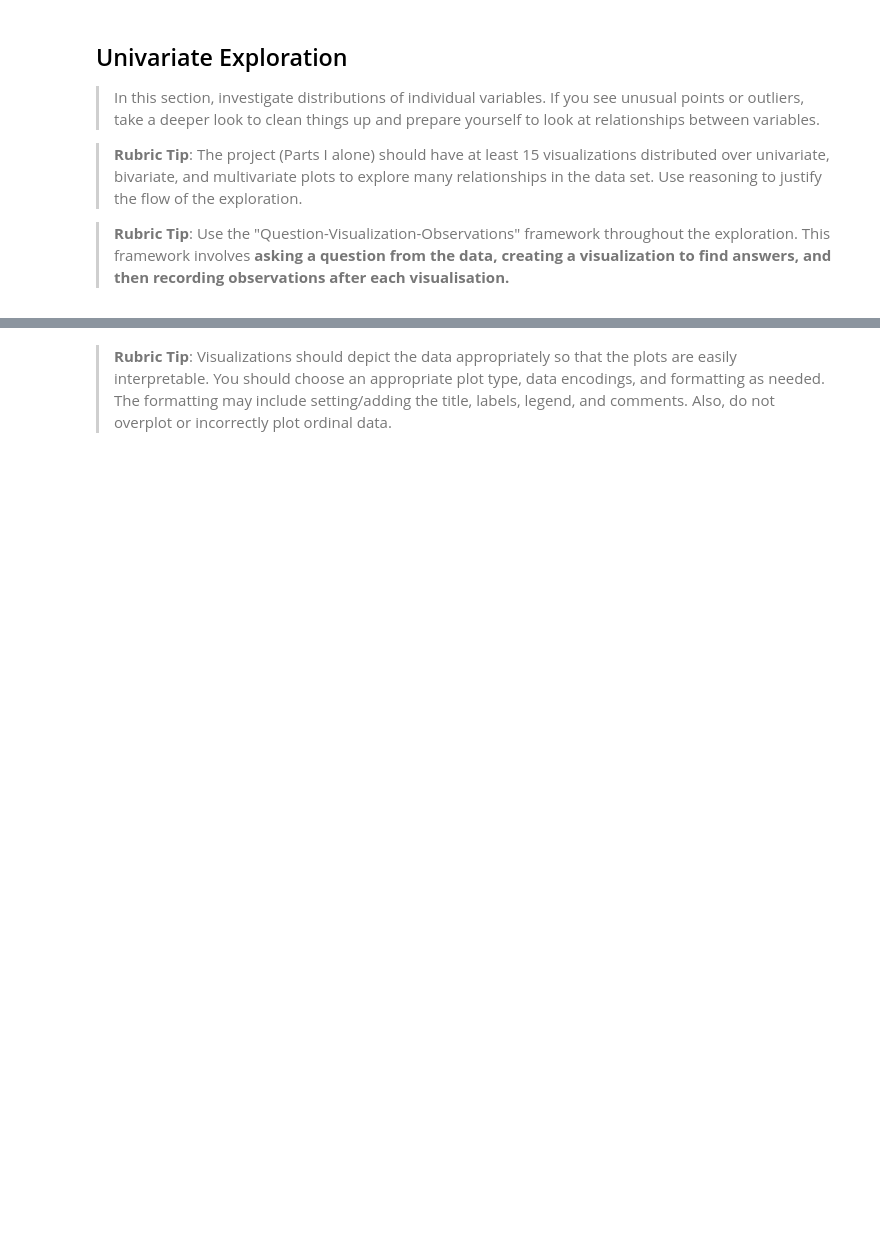
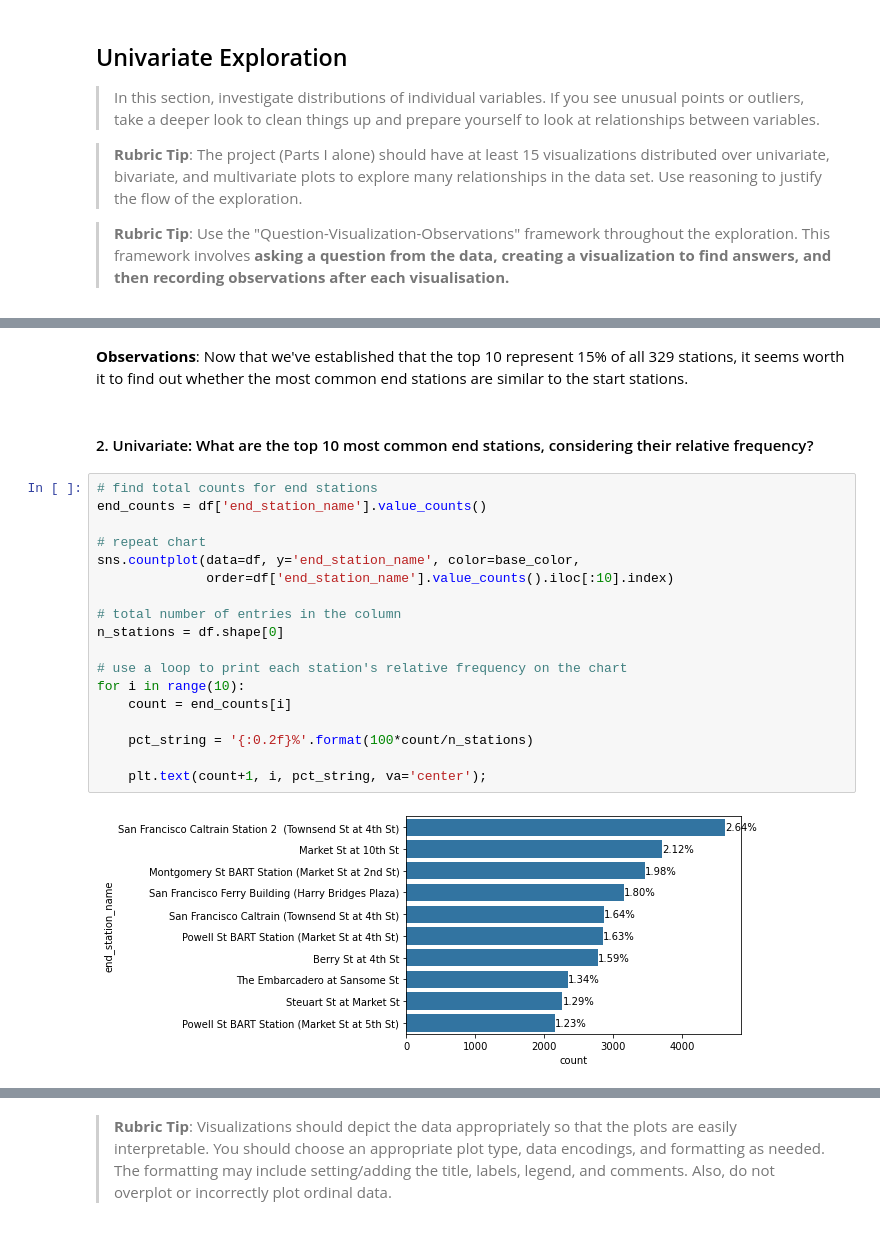
Before and after one commit to tharcyla/communicate-data-findings, a Jupyter notebook: Part_I_Exploration.ipynb, the cells around one changed output, grey strips where cells are left out. Drawn from its saved outputs; the diff is of its cells as text; blank space fills up the shorter version.

```diff
--- a/Part_I_Exploration.ipynb
+++ b/Part_I_Exploration.ipynb
@@ -289,0 +361,24 @@ and prepare yourself to look at relationships between variables.
+# %% [markdown]
+**Observations**: Now that we've established that the top 10 represent 15% of all 329 stations, it seems worth it to find out whether the most common end stations are similar to the start stations.
+# %% [markdown]
+#### 2. Univariate: What are the top 10 most common end stations, considering their relative frequency?
+# %%
+# find total counts for end stations
+end_counts = df['end_station_name'].value_counts()
+
+# repeat chart
+sns.countplot(data=df, y='end_station_name', color=base_color,
+              order=df['end_station_name'].value_counts().iloc[:10].index)
+
+# total number of entries in the column
+n_stations = df.shape[0]
+
+# use a loop to print each station's relative frequency on the chart
+for i in range(10):
+    count = end_counts[i]
+
+    pct_string = '{:0.2f}%'.format(100*count/n_stations)
+
+    plt.text(count+1, i, pct_string, va='center');
+# %% [output]
+[figure, added]
```
Also changed, not shown: parts of 56 cells of this notebook.
